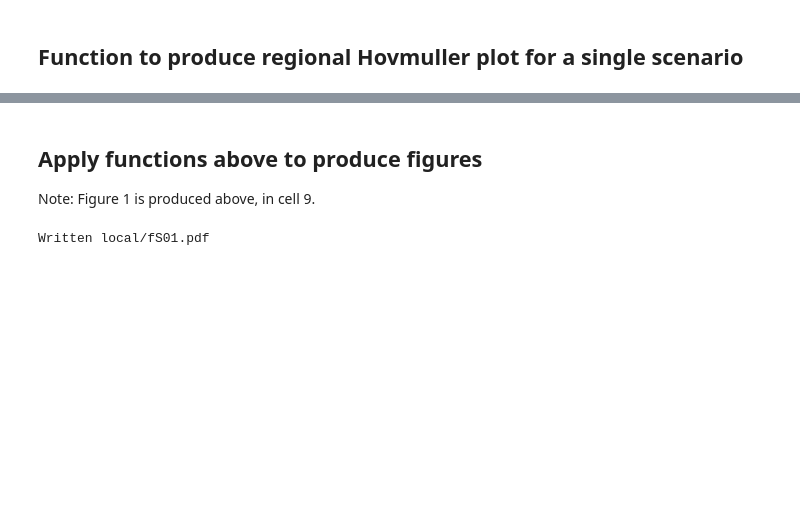
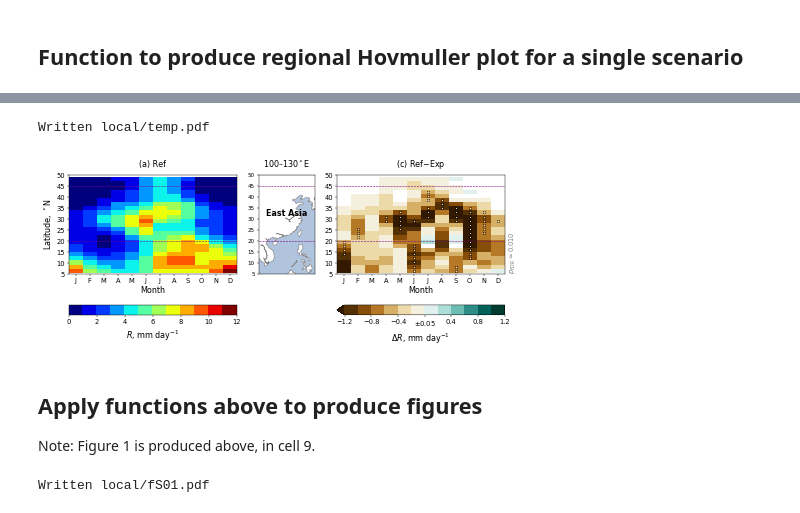
Before and after one commit to grandey/p17d-sulphur-eas-eqm, a Jupyter notebook: analysis_draft2018a/figures_draft2018a.ipynb, the cells around one changed output, grey strips where cells are left out. Drawn from its saved outputs; the diff is of its cells as text; code cells hidden in the pictures; blank space fills up the shorter version.

Commit message:
figures_draft2018a.ipynb: Adding hovmuller_ref_diff()
Also modifying hovmuller_diff() and hovmuller_scenario().

```diff
--- a/analysis_draft2018a/figures_draft2018a.ipynb
+++ b/analysis_draft2018a/figures_draft2018a.ipynb
@@ -432,7 +428,7 @@ def difference_map(variable='TS',
     return ax, im, tm_diff
 
 # Examples
-if True:
+if False:
     # Example 1
     ax, im, tm_diff = difference_map()
     # Example 2
@@ -730,3 +736,80 @@ if True:
+# %%
+def hovmuller_ref_diff(variable='PRECC+PRECL',
+                       f_or_b='b',
+                       region='EAs',
+                       ref_vlim=[0, 12], ref_whiteout='0.0',
+                       ref_cmap_name='jet', ref_nlev=12,
+                       diff_vlim=[-1.2, 1.2], diff_whiteout='0.05',
+                       diff_cmap_name='BrBG', diff_nlev=12,
+                       ylim=[5, 50],
+                       file_prefix=None):
+    # Set-up figure
+    fig = plt.figure(figsize=(12, 5))
+    gs = gridspec.GridSpec(2, 3,  # 2nd column for map; 2nd row for colorbars
+                           height_ratios=[1, 0.1], width_ratios=[3, 1, 3])
+    # 1st column: Ref
+    ax1, im, diff_my = hovmuller_scenario(variable=variable,
+                                          f_or_b=f_or_b,
+                                          scenario='2000',
+                                          region=region,
+                                          vlim=ref_vlim, whiteout=ref_whiteout,
+                                          cmap_name=ref_cmap_name, nlev=ref_nlev,
+                                          colorbar=True,
+                                          cax=plt.subplot(gs[1, 0]),
+                                          ylim=ylim, ylabel=True, xlabel=True,
+                                          title='(a) Ref',
+                                          ax=plt.subplot(gs[0, 0]))
+    # 2nd column: map
+    ax2 = plt.subplot(gs[0, 1], sharey=ax1)
+    ax2.set_facecolor('lightsteelblue')
+    lon_bounds = region_bounds_dict[region][0]
+    bm = Basemap(llcrnrlat=ylim[0], urcrnrlat=ylim[1],
+                 llcrnrlon=lon_bounds[0], urcrnrlon=lon_bounds[1])
+    bm.drawcoastlines(color='0.5')
+    bm.fillcontinents(color='white')
+    # Map: lines to show region latitude bounds
+    for lat_bound in region_bounds_dict[region][1]:
+        ax2.axhline(lat_bound, c='purple', linewidth=1, linestyle='--')
+    # Map: label region
+    ax2.text(np.mean(lon_bounds), np.mean(region_bounds_dict[region][1]),
+            region_long_dict[region],
+            fontsize='x-large', fontweight='bold',
+            horizontalalignment='center', verticalalignment='center')
+    # Map: title for map
+    if lon_bounds[0] > 0:
+        title_text = '{:.0f}–{:.0f}$^\circ$E'.format(
+                lon_bounds[0], lon_bounds[1])
+    else:
+        title_text = '{:.0f}$^\circ$W–{:.0f}$^\circ$E'.format(
+                -lon_bounds[0], lon_bounds[1])
+    ax2.set_title(title_text, fontsize='x-large')
+    # 3rd column: Ref-Exp3
+    ax3, im, data_my = hovmuller_diff(variable=variable,
+                                      f_or_b=f_or_b,
+                                      ref_scenario='2000',
+                                      exp_scenario='eas0c',
+                                      region=region,
+                                      vlim=diff_vlim, whiteout=diff_whiteout,
+                                      cmap_name=diff_cmap_name, nlev=diff_nlev,
+                                      colorbar=True,
+                                      cax=plt.subplot(gs[1, 2]),
+                                      ylim=ylim, ylabel=False, xlabel=True,
+                                      title='(c) Ref$-$Exp',
+                                      ax=plt.subplot(gs[0, 2], sharey=ax1))
+    # Prevent overlapping labels
+    fig.tight_layout()
+    # Save
+    if file_prefix:
+        fig.savefig('local/{}.pdf'.format(file_prefix), bbox_inches='tight', dpi=300)
+        print('Written local/{}.pdf'.format(file_prefix))
+    return fig
+
+# Examples
+if True:
+    hovmuller_ref_diff(file_prefix='temp')
+# %% [output]
+Written local/temp.pdf
+[figure, added]
 # %% [markdown]
 ## Apply functions above to produce figures
 Note: Figure 1 is produced above, in cell 9.
```
Also changed, not shown: parts of 9 cells of this notebook.
